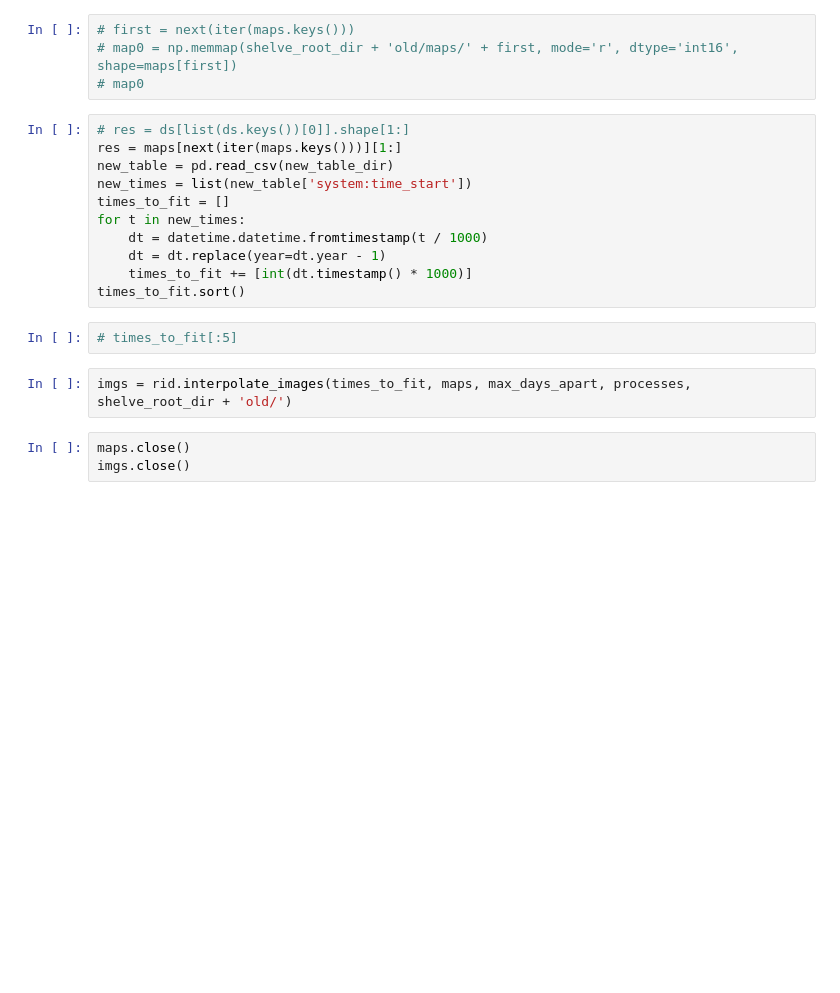
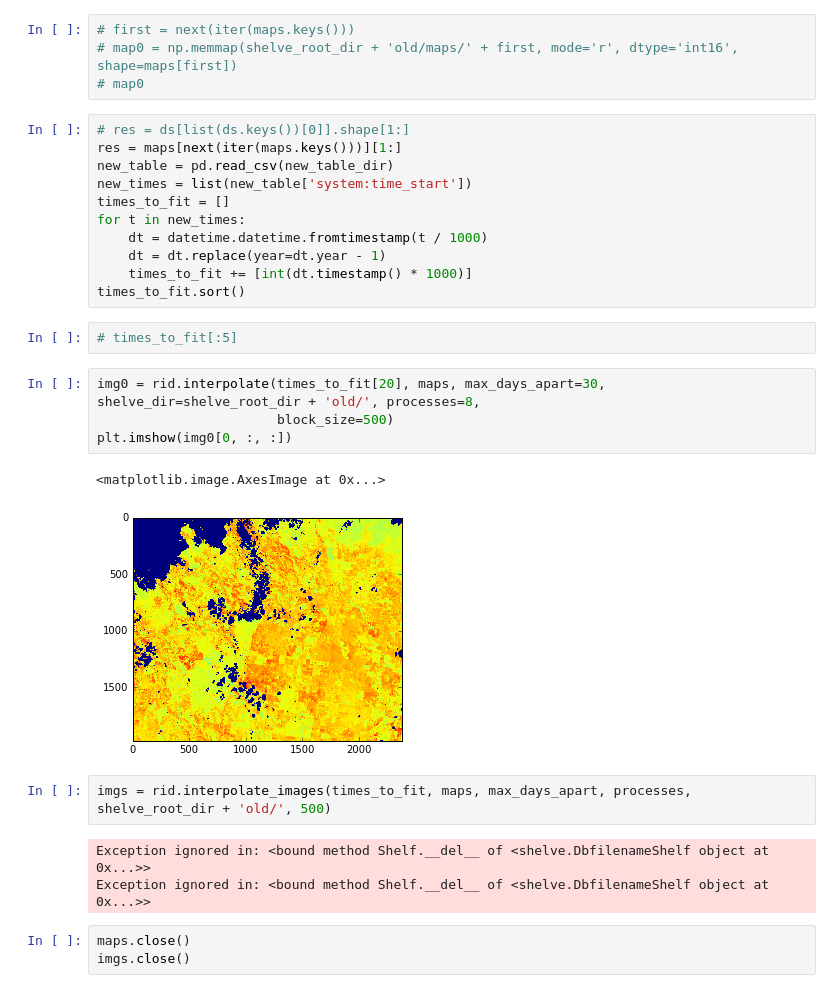
Before and after one commit to HKCaesar/EarthEngineDataProcessing, a Jupyter notebook: notebooks/workflow_step_by_step.ipynb, the cells around one changed output. Saved outputs shown, nothing was run; the diff lists cells and outputs as text; blank space fills up the shorter version.

```diff
--- a/notebooks/workflow_step_by_step.ipynb
+++ b/notebooks/workflow_step_by_step.ipynb
@@ -44,8 +44,18 @@ for t in new_times:
 times_to_fit.sort()
 # %%
 # times_to_fit[:5]
+# %%
+img0 = rid.interpolate(times_to_fit[20], maps, max_days_apart=30, shelve_dir=shelve_root_dir + 'old/', processes=8,
+                       block_size=500)
+plt.imshow(img0[0, :, :])
+# %% [output]
+<matplotlib.image.AxesImage at 0x...>
+[figure, added]
 # %%
-imgs = rid.interpolate_images(times_to_fit, maps, max_days_apart, processes, shelve_root_dir + 'old/')
+imgs = rid.interpolate_images(times_to_fit, maps, max_days_apart, processes, shelve_root_dir + 'old/', 500)
+# %% [output]
+Exception ignored in: <bound method Shelf.__del__ of <shelve.DbfilenameShelf object at 0x...>>
+Exception ignored in: <bound method Shelf.__del__ of <shelve.DbfilenameShelf object at 0x...>>
 # %%
 maps.close()
 imgs.close()
```
Also changed, not shown: 3 other files.
